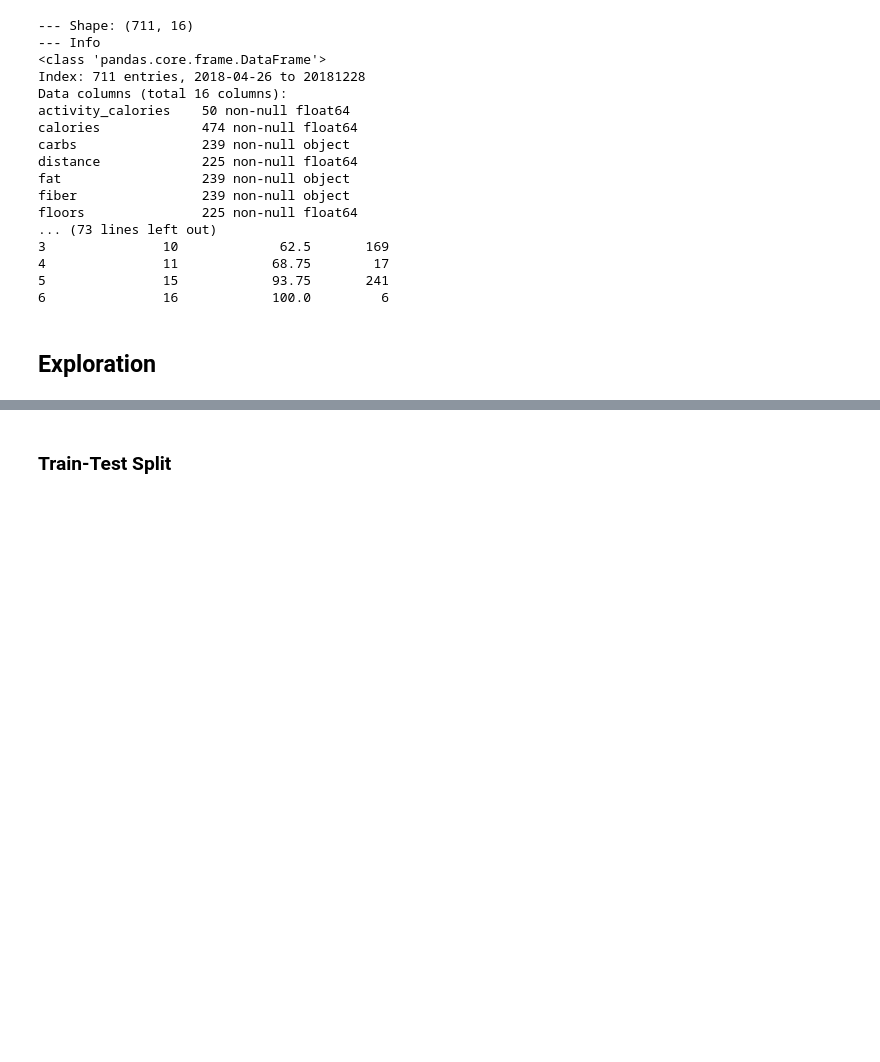
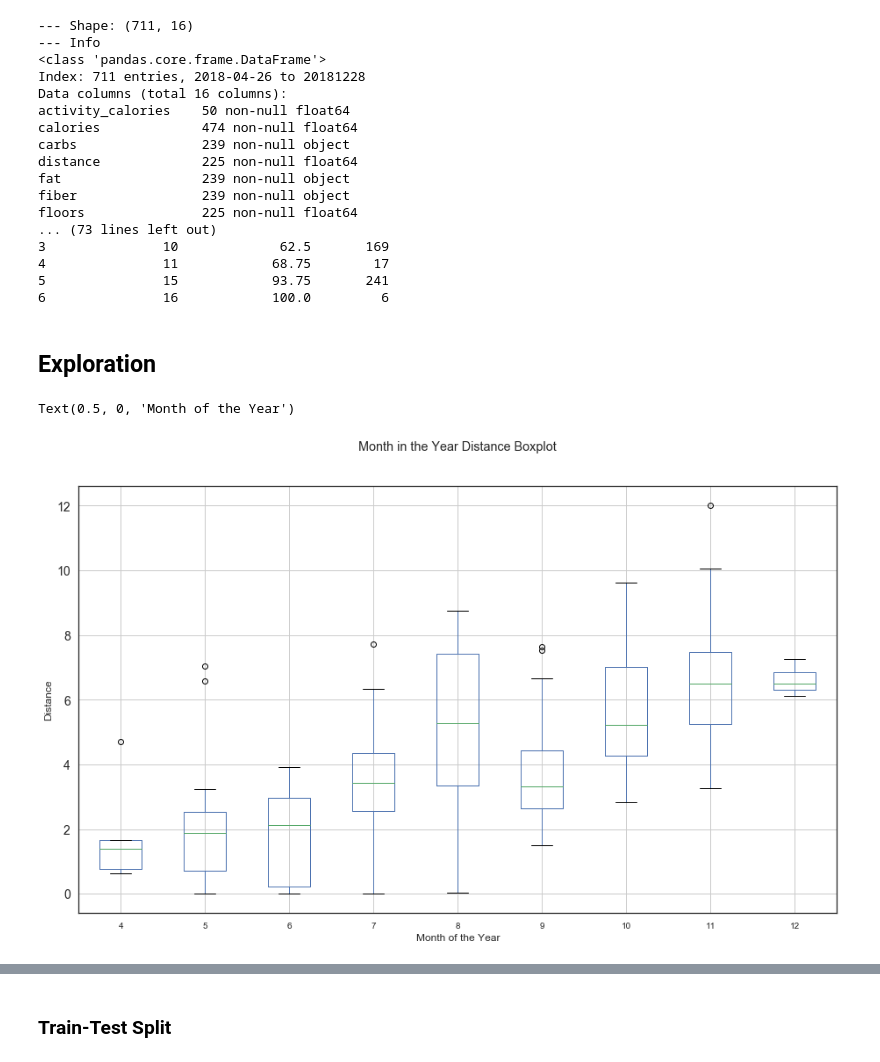
Before and after one commit to time-series-101-eric-norrick/tsa-fitbit, a Jupyter notebook: TimeSeries_Project.ipynb, the cells around one changed output, grey strips where cells are left out. Saved outputs shown, nothing was run; the diff lists cells and outputs as text; code cells hidden in the pictures; blank space fills up the shorter version.

```diff
--- a/TimeSeries_Project.ipynb
+++ b/TimeSeries_Project.ipynb
@@ -92,7 +92,20 @@ So we have sixteen columns in our dataset. Let us understand what each one is.
 # %%
 df = pd.concat(acquire_fitbit())
 df = df.convert_objects(convert_numeric=True, convert_dates=True)
+df.index = pd.to_datetime(df.index, utc=True)
 # %%
+def add_date_parts(df):
+    '''
+    Function to add columns based on date: year, quarter, month, day of month, day of week
+    '''
+    df['year'] = df.index.year
+    df['quarter'] = df.index.quarter
+    df['month'] = df.index.month
+    df['day'] = df.index.day
+    df['weekday'] = df.index.day_name()
+
+    return df
+
 def nulls_by_col(df):
     '''
     Funciton used to find missing information in each column
@@ -101,6 +114,7 @@ def nulls_by_col(df):
     rows = df.shape[0]
     pct_missing = num_missing/rows
     cols_missing = pd.DataFrame({'num_rows_missing': num_missing, 'pct_rows_missing': pct_missing})
+
     return cols_missing
 
 def nulls_by_row(df):
@@ -112,6 +126,7 @@ def nulls_by_row(df):
     rows_missing = pd.DataFrame({'num_cols_missing': num_cols_missing, 'pct_cols_missing': pct_cols_missing})\
                      .reset_index().groupby(['num_cols_missing','pct_cols_missing']).count()\
                      .rename(index=str, columns={'index': 'num_rows'}).reset_index()
+
     return rows_missing
 
 def df_summary(df):
@@ -127,6 +142,8 @@ def df_summary(df):
     print(nulls_by_col(df))
     print('--- Nulls By Row')
     print(nulls_by_row(df))
+# %%
+df = add_date_parts(df)
 # %%
 df_summary(df)
 # %% [output]
@@ -213,0 +261,13 @@ def bin_feature(df, col, newcol, bin_cuts=[]):
+# %%
+df.boxplot(column = 'distance', by = 'month', figsize=(15,9))
+
+plt.xticks(fontsize=10)
+plt.yticks(fontsize=14)
+
+plt.title('')
+plt.suptitle('Month in the Year Distance Boxplot')
+plt.ylabel('Distance')
+plt.xlabel('Month of the Year')
+# %% [output]
+Text(0.5, 0, 'Month of the Year')
+[figure, added]
```
Also changed, not shown: parts of 12 cells of this notebook.
